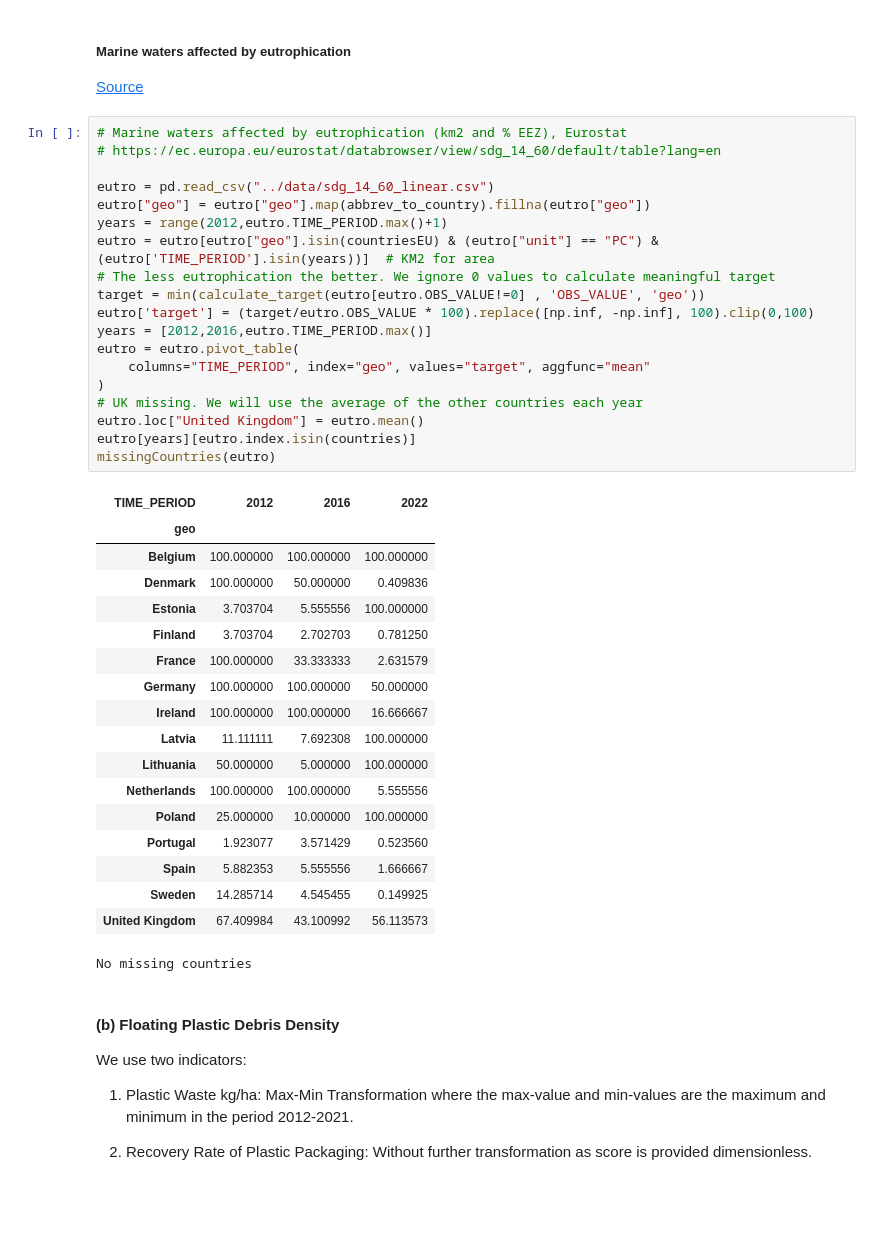
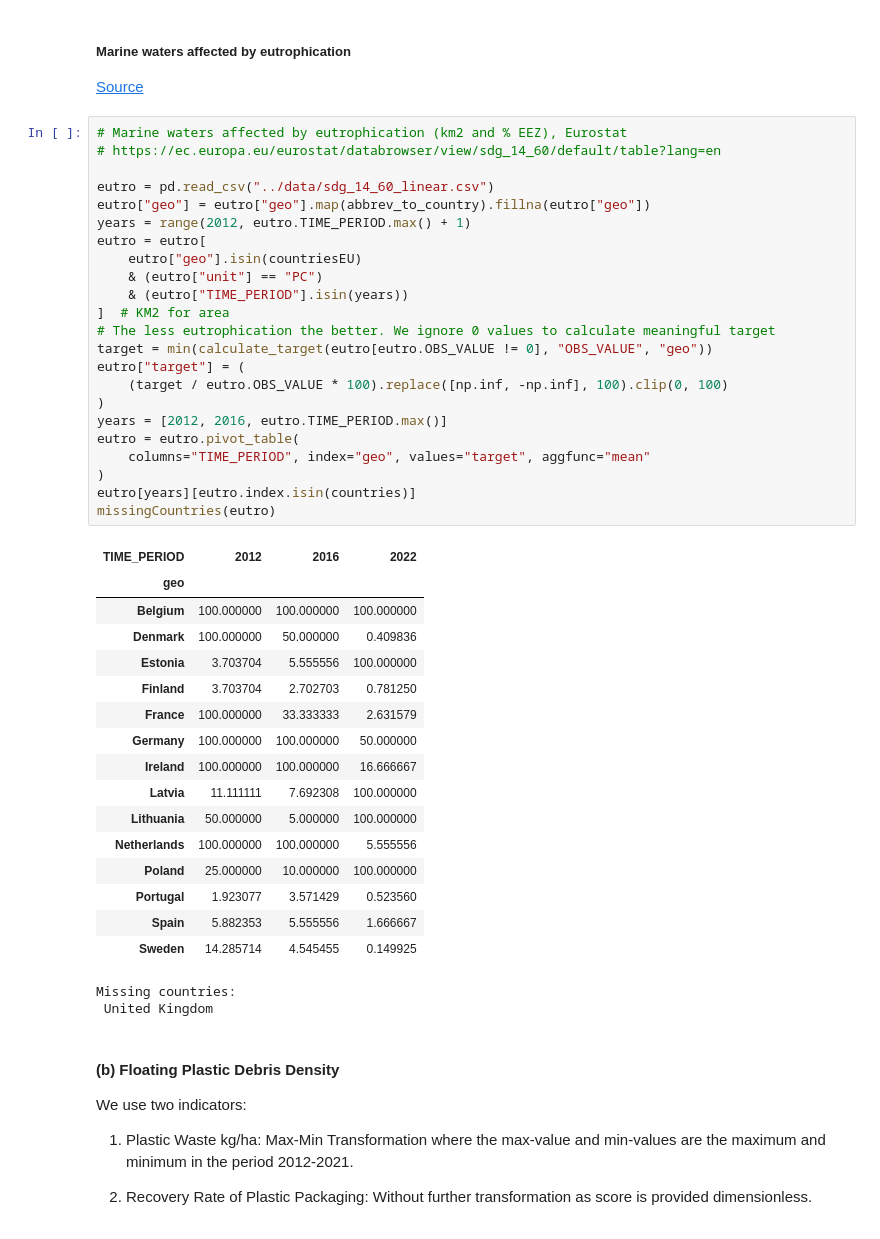
Before and after one commit to isaldiviagonzatti/sdg14, a Jupyter notebook: code/exploreSDG14.ipynb, the cells around one changed output. Cells and saved outputs as stored; diff of their text form; blank space fills up the shorter version.

```diff
--- a/code/exploreSDG14.ipynb
+++ b/code/exploreSDG14.ipynb
@@ -281,41 +285,45 @@ No missing countries
 # %%
 # Marine waters affected by eutrophication (km2 and % EEZ), Eurostat
 # https://ec.europa.eu/eurostat/databrowser/view/sdg_14_60/default/table?lang=en
 
 eutro = pd.read_csv("../data/sdg_14_60_linear.csv")
 eutro["geo"] = eutro["geo"].map(abbrev_to_country).fillna(eutro["geo"])
-years = range(2012,eutro.TIME_PERIOD.max()+1)
-eutro = eutro[eutro["geo"].isin(countriesEU) & (eutro["unit"] == "PC") & (eutro['TIME_PERIOD'].isin(years))]  # KM2 for area
+years = range(2012, eutro.TIME_PERIOD.max() + 1)
+eutro = eutro[
+    eutro["geo"].isin(countriesEU)
+    & (eutro["unit"] == "PC")
+    & (eutro["TIME_PERIOD"].isin(years))
+]  # KM2 for area
 # The less eutrophication the better. We ignore 0 values to calculate meaningful target
-target = min(calculate_target(eutro[eutro.OBS_VALUE!=0] , 'OBS_VALUE', 'geo'))
-eutro['target'] = (target/eutro.OBS_VALUE * 100).replace([np.inf, -np.inf], 100).clip(0,100)
-years = [2012,2016,eutro.TIME_PERIOD.max()]
+target = min(calculate_target(eutro[eutro.OBS_VALUE != 0], "OBS_VALUE", "geo"))
+eutro["target"] = (
+    (target / eutro.OBS_VALUE * 100).replace([np.inf, -np.inf], 100).clip(0, 100)
+)
+years = [2012, 2016, eutro.TIME_PERIOD.max()]
 eutro = eutro.pivot_table(
     columns="TIME_PERIOD", index="geo", values="target", aggfunc="mean"
 )
-# UK missing. We will use the average of the other countries each year
-eutro.loc["United Kingdom"] = eutro.mean()
 eutro[years][eutro.index.isin(countries)]
 missingCountries(eutro)
 # %% [output]
 | TIME_PERIOD | 2012 | 2016 | 2022 |
 | geo |  |  |  |
 | Belgium | 100.000000 | 100.000000 | 100.000000 |
 | Denmark | 100.000000 | 50.000000 | 0.409836 |
 | Estonia | 3.703704 | 5.555556 | 100.000000 |
 | Finland | 3.703704 | 2.702703 | 0.781250 |
 | France | 100.000000 | 33.333333 | 2.631579 |
 | Germany | 100.000000 | 100.000000 | 50.000000 |
 | Ireland | 100.000000 | 100.000000 | 16.666667 |
 | Latvia | 11.111111 | 7.692308 | 100.000000 |
 | Lithuania | 50.000000 | 5.000000 | 100.000000 |
 | Netherlands | 100.000000 | 100.000000 | 5.555556 |
 | Poland | 25.000000 | 10.000000 | 100.000000 |
 | Portugal | 1.923077 | 3.571429 | 0.523560 |
 | Spain | 5.882353 | 5.555556 | 1.666667 |
 | Sweden | 14.285714 | 4.545455 | 0.149925 |
-| United Kingdom | 67.409984 | 43.100992 | 56.113573 |
-No missing countries
+Missing countries:
+ United Kingdom
 # %% [markdown]
 #### (b) Floating Plastic Debris Density
 
```
Also changed, not shown: parts of 31 cells of this notebook, 10 other files.
